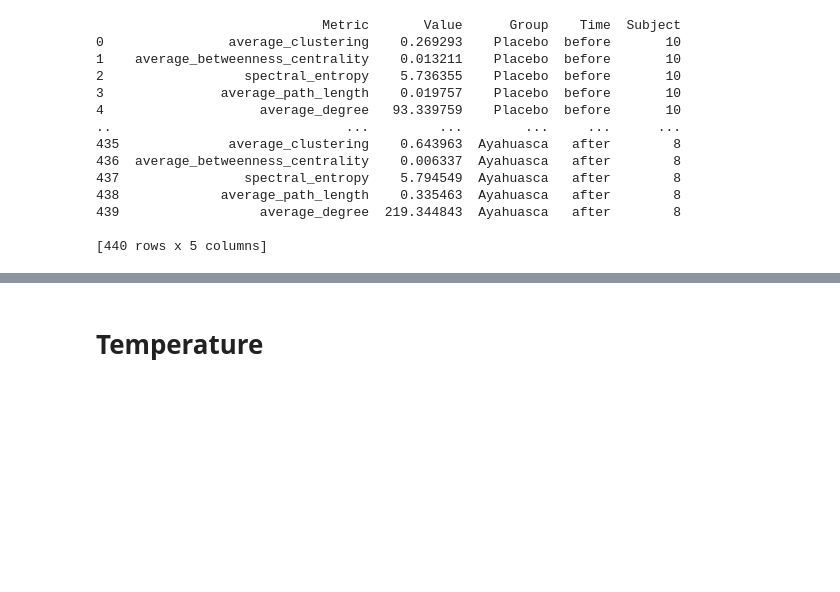
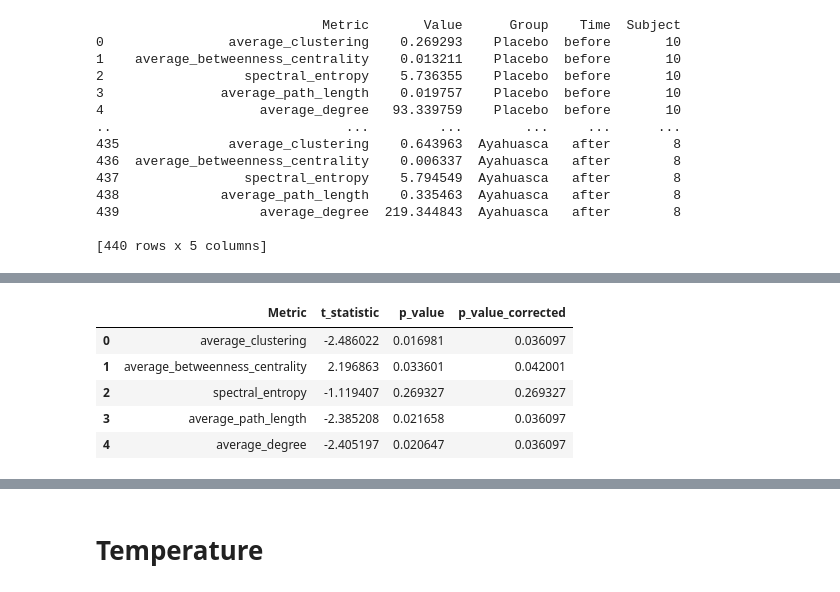
Before and after one commit to Rodrigo-Motta/Ayahuasca, a Jupyter notebook: notebooks/results_subacute.ipynb, the cells around one changed output, grey strips where cells are left out. Drawn from its saved outputs; the diff is of its cells as text; code cells hidden in the pictures; blank space fills up the shorter version.

```diff
--- a/notebooks/results_subacute.ipynb
+++ b/notebooks/results_subacute.ipynb
@@ -365,3 +367,12 @@ metrics_dict
+# %%
+results_df
+# %% [output]
+|  | Metric | t_statistic | p_value | p_value_corrected |
+| 0 | average_clustering | -2.486022 | 0.016981 | 0.036097 |
+| 1 | average_betweenness_centrality | 2.196863 | 0.033601 | 0.042001 |
+| 2 | spectral_entropy | -1.119407 | 0.269327 | 0.269327 |
+| 3 | average_path_length | -2.385208 | 0.021658 | 0.036097 |
+| 4 | average_degree | -2.405197 | 0.020647 | 0.036097 |
 # %%
 import pandas as pd
 from scipy.stats import ttest_ind, mannwhitneyu
```
Also changed, not shown: parts of 25 cells of this notebook, 2 other files.
